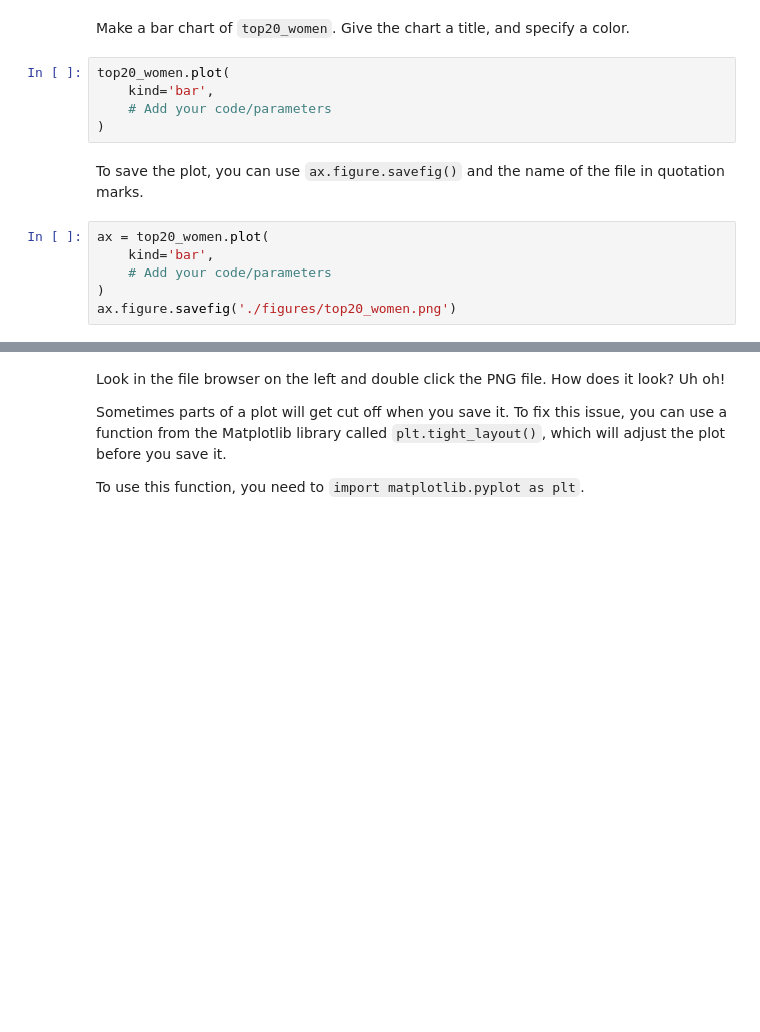
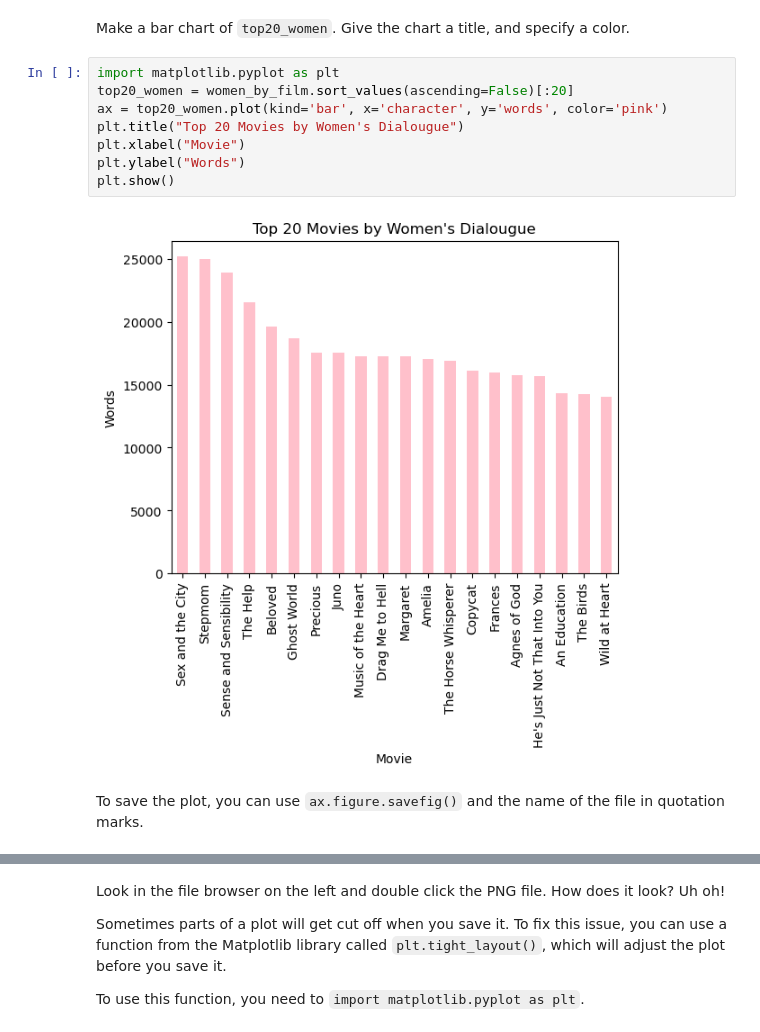
Before and after one commit to lingeringcode/3844f23-writing-digital-media, a Jupyter notebook: book/03-Pandas-Data-Analysis/MIDTERM.ipynb, the cells around one changed output, grey strips where cells are left out. Saved outputs shown, nothing was run; the diff lists cells and outputs as text; blank space fills up the shorter version.

```diff
--- a/book/03-Pandas-Data-Analysis/MIDTERM.ipynb
+++ b/book/03-Pandas-Data-Analysis/MIDTERM.ipynb
@@ -293,16 +604,15 @@ Enter your response
 ## Saving Plots
 # %% [markdown]
 Make a bar chart of `top20_women`. Give the chart a title, and specify a color.
-# %%
-top20_women.plot(
-    kind='bar',
-    # Add your code/parameters
-)
+# %%
+import matplotlib.pyplot as plt
+top20_women = women_by_film.sort_values(ascending=False)[:20]
+ax = top20_women.plot(kind='bar', x='character', y='words', color='pink')
+plt.title("Top 20 Movies by Women's Dialougue")
+plt.xlabel("Movie")
+plt.ylabel("Words")
+plt.show()
+# %% [output]
+[figure, added]
 # %% [markdown]
 To save the plot, you can use `ax.figure.savefig()` and the name of the file in quotation marks.
-# %%
-ax = top20_women.plot(
-    kind='bar',
-    # Add your code/parameters
-)
-ax.figure.savefig('./figures/top20_women.png')
```
Also changed, not shown: parts of 55 cells of this notebook, 6 other files.
